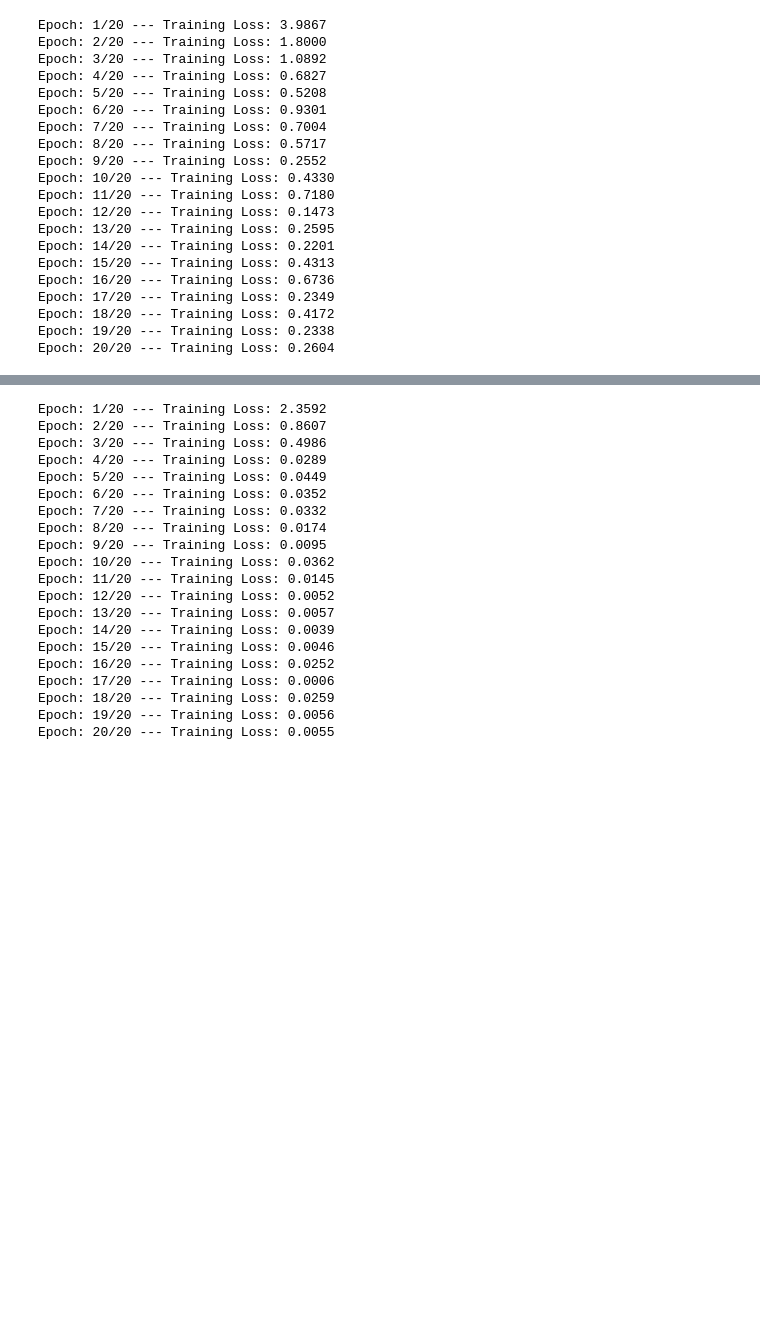
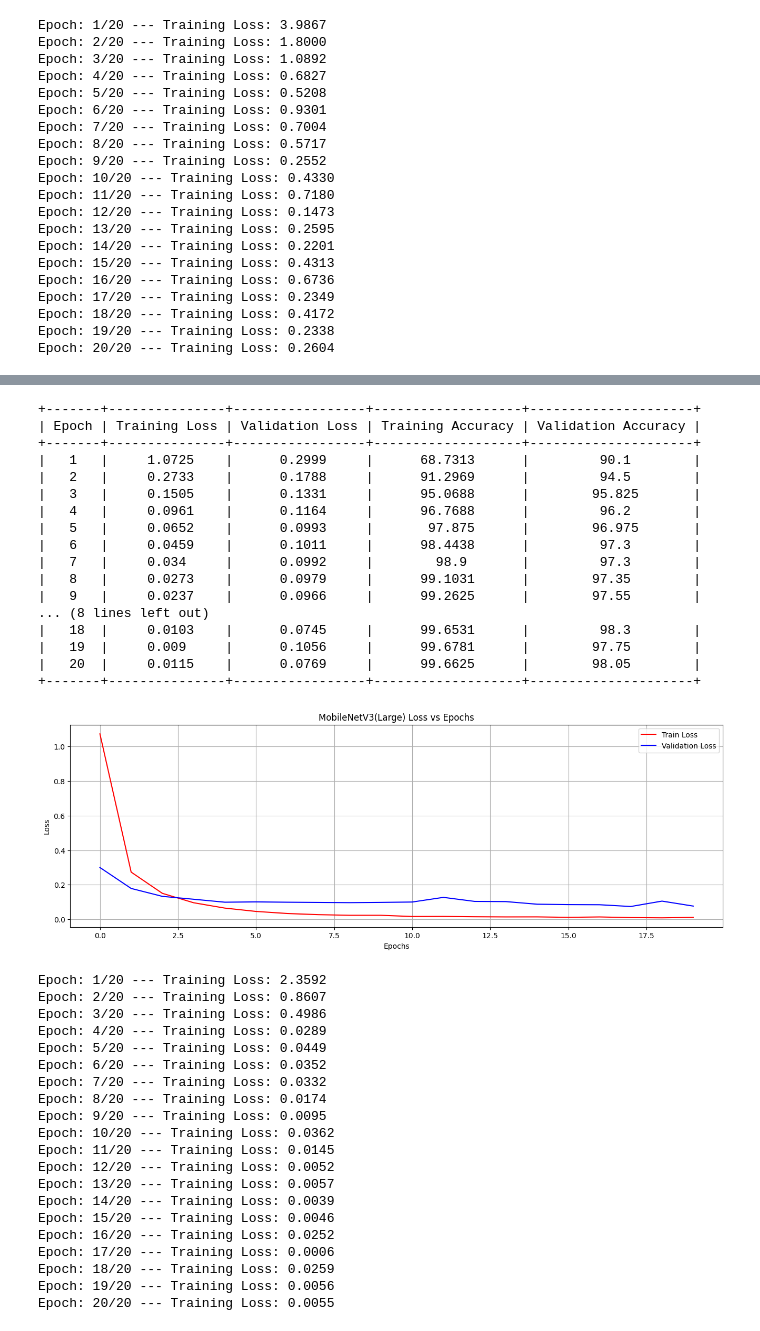
Before and after one commit to Quinn-Beck/B200C-LEGO-Classification-Project, a Jupyter notebook: baseline_performance.ipynb, the cells around one changed output, grey strips where cells are left out. Cells and saved outputs as stored; diff of their text form; code cells hidden in the pictures; blank space fills up the shorter version.

```diff
--- a/baseline_performance.ipynb
+++ b/baseline_performance.ipynb
@@ -141,3 +176,76 @@ Epoch: 20/20 --- Training Loss: 0.0617
+# %%
+# --- INSTANTIATE / LOAD MODEL ---
+mobilenet_model_l = mobilenet_v3_large(weights='DEFAULT')
+# get number of in features from source
+num_features = mobilenet_model_l.classifier[3].in_features
+# redefine the networks final fully connected layer
+mobilenet_model_l.classifier[3] = nn.Linear(num_features, 200)
+# send to gpu
+mobilenet_model_l = mobilenet_model_l.to(device)
+
+# --- TRAINING ---
+loss_fn = nn.CrossEntropyLoss()
+optimizer = torch.optim.Adam(params=mobilenet_model_l.parameters(), lr=1e-4)
+
+# initialize training/val loss & accuracy
+mobile_l_train_loss = []
+mobile_l_train_acc = []
+mobile_l_val_loss = []
+mobile_l_val_acc = []
+
+table = PrettyTable()
+table.field_names = ['Epoch', 'Training Loss', 'Validation Loss', 'Training Accuracy', 'Validation Accuracy']
+
+for epoch in range(num_epochs):
+    # training loop
+    train_epoch_loss, train_epoch_acc = train(mobilenet_model_l, device, train_dl, optimizer, loss_fn)
+    mobile_l_train_loss.append(train_epoch_loss)
+    mobile_l_train_acc.append(train_epoch_acc)
+    # validation loop
+    val_epoch_loss, val_epoch_acc = validate(mobilenet_model_l, device, val_dl, loss_fn)
+    mobile_l_val_loss.append(val_epoch_loss)
+    mobile_l_val_acc.append(val_epoch_acc)
+    # store epoch results in prettytable row
+    row = [
+        round(epoch+1, 4),  # epoch is an integer, so no need to convert
+        round(train_epoch_loss.item(), 4) if isinstance(train_epoch_loss, torch.Tensor) else round(train_epoch_loss, 4),
+        round(val_epoch_loss.item(), 4) if isinstance(val_epoch_loss, torch.Tensor) else round(val_epoch_loss, 4),
+        round(train_epoch_acc.item(), 4) if isinstance(train_epoch_acc, torch.Tensor) else round(train_epoch_acc, 4),
+        round(val_epoch_acc.item(), 4) if isinstance(val_epoch_acc, torch.Tensor) else round(val_epoch_acc, 4)
+    ]
+    table.add_rows([row])
+print(table)
+
+# --- RESULTS VISUALIZATION ---
+fig, ax = plt.subplots(1, 1, figsize=(16, 5))
+
+ax.plot(mobile_l_train_loss, label='Train Loss', color='red')
+ax.plot(mobile_l_val_loss, label='Validation Loss', color='blue')
+
+ax.set_title('MobileNetV3(Large) Loss vs Epochs')
+ax.set_xlabel('Epochs')
+ax.set_ylabel('Loss')
+ax.legend()
+ax.grid(True)
+# %% [output]
++-------+---------------+-----------------+-------------------+---------------------+
+| Epoch | Training Loss | Validation Loss | Training Accuracy | Validation Accuracy |
++-------+---------------+-----------------+-------------------+---------------------+
+|   1   |     1.0725    |      0.2999     |      68.7313      |         90.1        |
+|   2   |     0.2733    |      0.1788     |      91.2969      |         94.5        |
+|   3   |     0.1505    |      0.1331     |      95.0688      |        95.825       |
+|   4   |     0.0961    |      0.1164     |      96.7688      |         96.2        |
+|   5   |     0.0652    |      0.0993     |       97.875      |        96.975       |
+|   6   |     0.0459    |      0.1011     |      98.4438      |         97.3        |
+|   7   |     0.034     |      0.0992     |        98.9       |         97.3        |
+|   8   |     0.0273    |      0.0979     |      99.1031      |        97.35        |
+|   9   |     0.0237    |      0.0966     |      99.2625      |        97.55        |
+... (8 lines left out)
+|   18  |     0.0103    |      0.0745     |      99.6531      |         98.3        |
+|   19  |     0.009     |      0.1056     |      99.6781      |        97.75        |
+|   20  |     0.0115    |      0.0769     |      99.6625      |        98.05        |
++-------+---------------+-----------------+-------------------+---------------------+
+[figure, added]
 # %%
 resnet_model = resnet50(weights='DEFAULT')
 # get number of in_features from source
```
Also changed, not shown: parts of 9 cells of this notebook, 5 other files.
